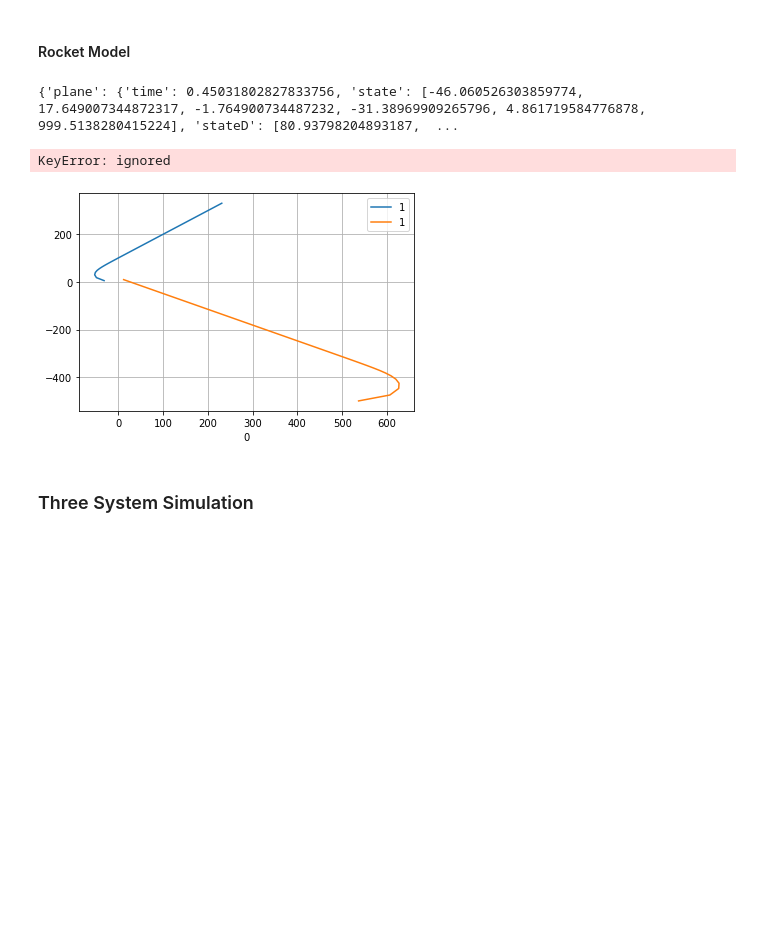
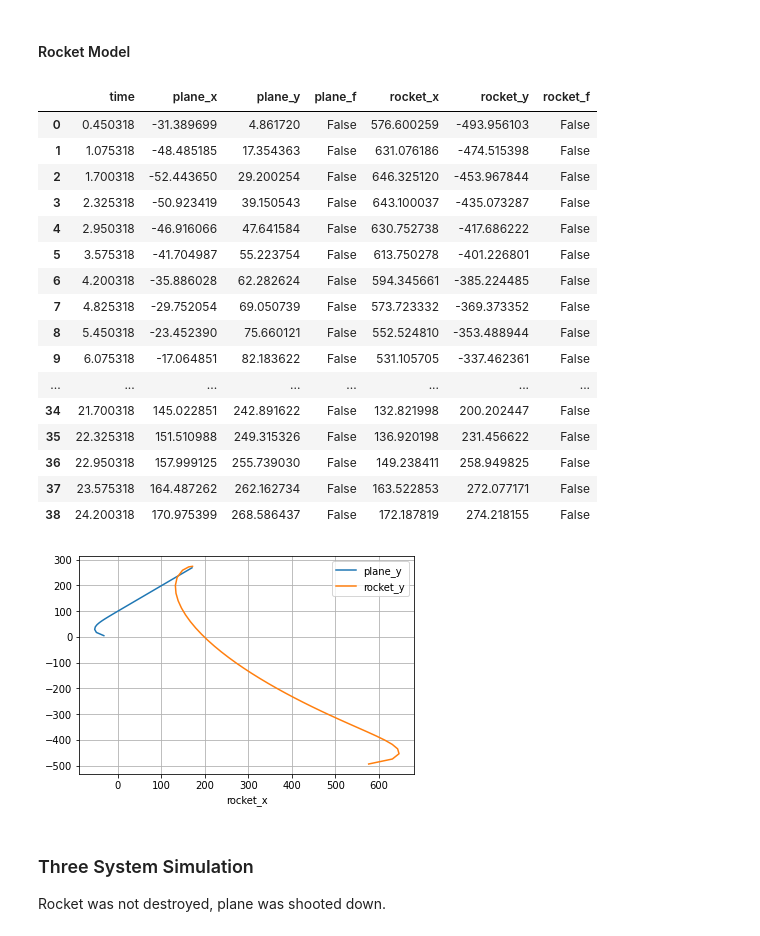
Before and after one commit to hrbolek/learning, a Jupyter notebook: operanalyst/simulation.ipynb, the cells around one changed output. Drawn from its saved outputs; the diff is of its cells as text; code cells hidden in the pictures; blank space fills up the shorter version.

```diff
--- a/operanalyst/simulation.ipynb
+++ b/operanalyst/simulation.ipynb
@@ -237,21 +237,25 @@ def createRocketModel(rocketSystem, systemToDestroy):
     if localData['rocket']()['finished']:
       return [0, 0, 0, 0, 0, 0]
 
-    currentInput = localData['target']()['state']['state']
+    currentInput = localData['target']()['result']['y']
     #print('currentInput', currentInput)
-    currentVelocity = np.array([state[0], state[1], state[2]])
+    currentVelocity = np.array(state[:3])
     currentVelocityAbs = np.linalg.norm(currentVelocity) # abs of vector
 
-    currentPosition = np.array([state[3], state[4], state[5]])
-    targetPosition = np.array([currentInput[0], currentInput[1], currentInput[2]])
+    currentPosition = np.array(state[3:])
+    targetPosition = np.array(currentInput[3:])
 
     wantedVelocity = targetPosition - currentPosition
     wantedVelocityAbs = np.linalg.norm(wantedVelocity) # abs of vector
-
-    if wantedVelocityAbs < 1e0:
+    #'''
+    if wantedVelocityAbs < 1e0: # too close to target, eg. target hit
+      #print('target', localData['target']())
+      #print('rocket', localData['rocket']())
+      #print('state', state)
+      #print('currentInput', currentInput)
       localData['rocket']()['finished'] = True
       localData['target']()['finished'] = True
-
+    #'''
     wantedVelocity = wantedVelocity * currentVelocityAbs / wantedVelocityAbs
     neededAcceleration = wantedVelocity - currentVelocity
 
@@ -266,43 +270,57 @@ def createFixedTarget(x, y, z):
 # %%
 simulatedObjects = []
 planeTarget = createFixedTarget(10000, 10000, 0)
 plane = createPlaneModel(planeTarget)
 rocket = createRocketModel(
     rocketSystem = lambda : simulatedObjects[1],
     systemToDestroy = lambda : simulatedObjects[0])
 
 simulatedObjects = [
   {'state0': [-100, 0, 0, 0, 0, 1000], 'model': plane, 'name': 'plane'},
   {'state0': [250, 0, 0, 500, -500, 0], 'model': rocket, 'name': 'rocket'},
   ]
 
 prepareSimulation(simulatedObjects, t0 = 0.0, t_bound = 1000, max_step = 0.0625)
 simResults = list(dilute(simulateInf(simulatedObjects, 1000), 10))
-planeSimResults = list(justTwoFromResults(simResults, 'plane', x = 3, y = 4))
-rocketSimResults = list(justTwoFromResults(simResults, 'rocket', x = 3, y = 4))
-#displayData(simResults)
-ax = plotData(planeSimResults)
-ax = plotData(rocketSimResults, ax = ax)
-plt.grid(which='both')
 
-print(simResults[0])
 ids = [
-  {'name': 'time', 'selector': lambda item: item['plane']['time']},
-  {'name': 'plane_x', 'selector': lambda item: item['plane']['state'][3]},
-  {'name': 'plane_y', 'selector': lambda item: item['plane']['state'][4]},
+  {'name': 'time', 'selector': lambda item: item['plane']['result']['time']},
+  {'name': 'plane_x', 'selector': lambda item: item['plane']['result']['y'][3]},
+  {'name': 'plane_y', 'selector': lambda item: item['plane']['result']['y'][4]},
   {'name': 'plane_f', 'selector': lambda item: item['plane']['finished']},
-  {'name': 'rocket_x', 'selector': lambda item: item['rocket']['state'][3]},
-  {'name': 'rocket_y', 'selector': lambda item: item['rocket']['state'][4]},
+  {'name': 'rocket_x', 'selector': lambda item: item['rocket']['result']['y'][3]},
+  {'name': 'rocket_y', 'selector': lambda item: item['rocket']['result']['y'][4]},
   {'name': 'rocket_f', 'selector': lambda item: item['rocket']['finished']},
   ]
 
-reData = rearangeResults(simResults, ids)
-displayData(reData)
+reData = list(rearangeResults(simResults, ids))
+toHitData = list(filter(lambda item: not item['plane_f'], reData))
+displayData(toHitData)
+ax = plotData(toHitData, x = 'plane_x', y = 'plane_y')
+ax = plotData(toHitData, x = 'rocket_x', y = 'rocket_y', ax = ax)
+plt.grid(which='both')
 # %% [output]
-{'plane': {'time': 0.45031802827833756, 'state': [-46.060526303859774, 17.649007344872317, -1.764900734487232, -31.38969909265796, 4.861719584776878, 999.5138280415224], 'stateD': [80.93798204893187,  ...
-KeyError: ignored
+|  | time | plane_x | plane_y | plane_f | rocket_x | rocket_y | rocket_f |
+| 0 | 0.450318 | -31.389699 | 4.861720 | False | 576.600259 | -493.956103 | False |
+| 1 | 1.075318 | -48.485185 | 17.354363 | False | 631.076186 | -474.515398 | False |
+| 2 | 1.700318 | -52.443650 | 29.200254 | False | 646.325120 | -453.967844 | False |
+| 3 | 2.325318 | -50.923419 | 39.150543 | False | 643.100037 | -435.073287 | False |
+| 4 | 2.950318 | -46.916066 | 47.641584 | False | 630.752738 | -417.686222 | False |
+| 5 | 3.575318 | -41.704987 | 55.223754 | False | 613.750278 | -401.226801 | False |
+| 6 | 4.200318 | -35.886028 | 62.282624 | False | 594.345661 | -385.224485 | False |
+| 7 | 4.825318 | -29.752054 | 69.050739 | False | 573.723332 | -369.373352 | False |
+| 8 | 5.450318 | -23.452390 | 75.660121 | False | 552.524810 | -353.488944 | False |
+| 9 | 6.075318 | -17.064851 | 82.183622 | False | 531.105705 | -337.462361 | False |
+| ... | ... | ... | ... | ... | ... | ... | ... |
+| 34 | 21.700318 | 145.022851 | 242.891622 | False | 132.821998 | 200.202447 | False |
+| 35 | 22.325318 | 151.510988 | 249.315326 | False | 136.920198 | 231.456622 | False |
+| 36 | 22.950318 | 157.999125 | 255.739030 | False | 149.238411 | 258.949825 | False |
+| 37 | 23.575318 | 164.487262 | 262.162734 | False | 163.522853 | 272.077171 | False |
+| 38 | 24.200318 | 170.975399 | 268.586437 | False | 172.187819 | 274.218155 | False |
-[figure, old version]
+[figure, new version]
 # %% [markdown]
 ### Three System Simulation
+
+Rocket was not destroyed, plane was shooted down.
 # %%
 planeTarget = createFixedTarget(10000, 10000, 0)
```
Also changed, not shown: parts of 10 cells of this notebook.
